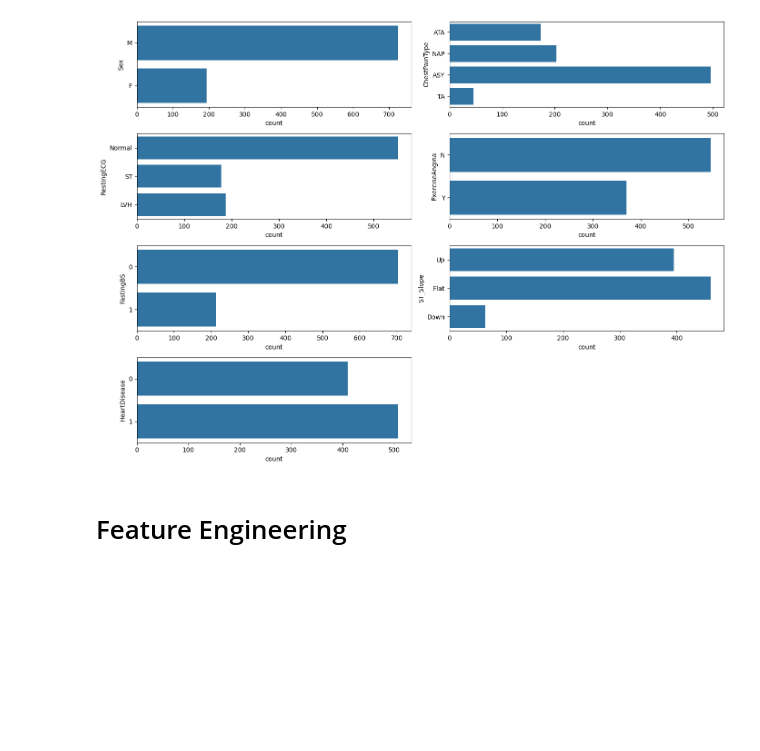
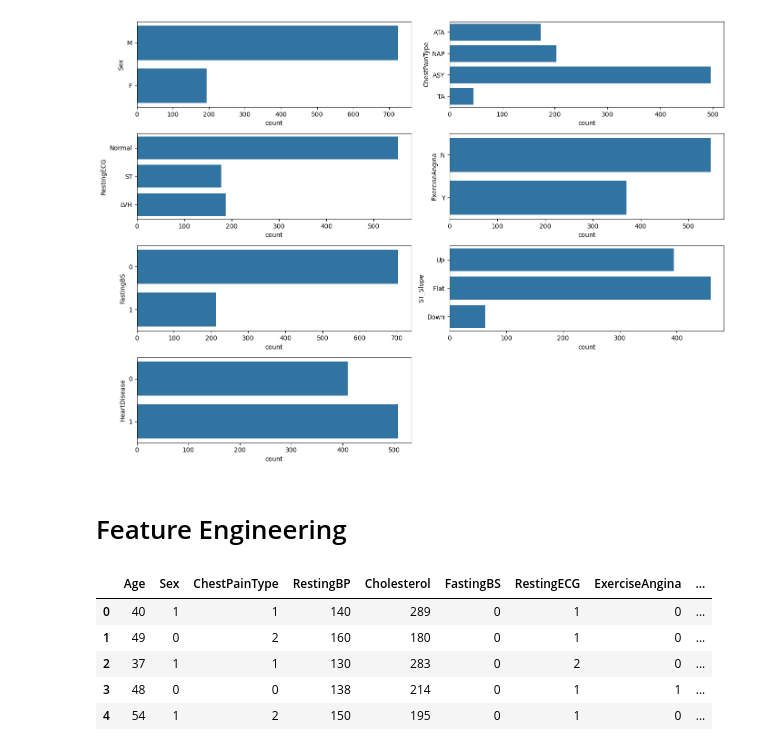
Before and after one commit to wasif-h/Heart_Disease_Prediction, a Jupyter notebook: ml_model.ipynb, the cells around one changed output. Saved outputs shown, nothing was run; the diff lists cells and outputs as text; code cells hidden in the pictures; blank space fills up the shorter version.

```diff
--- a/ml_model.ipynb
+++ b/ml_model.ipynb
@@ -171,0 +178,18 @@ plt.tight_layout()
+# %%
+x = df.drop(columns=['HeartDisease','MaxHR'], axis=1)
+y = df['HeartDisease']
+# %%
+le = LabelEncoder()
+col_name = x.columns
+for col in col_name:
+  if x[col].dtype == 'object':
+    x[col] = le.fit_transform(x[col])
+# %%
+x.head()
+# %% [output]
+|  | Age | Sex | ChestPainType | RestingBP | Cholesterol | FastingBS | RestingECG | ExerciseAngina | ... |
+| 0 | 40 | 1 | 1 | 140 | 289 | 0 | 1 | 0 | ... |
+| 1 | 49 | 0 | 2 | 160 | 180 | 0 | 1 | 0 | ... |
+| 2 | 37 | 1 | 1 | 130 | 283 | 0 | 2 | 0 | ... |
+| 3 | 48 | 0 | 0 | 138 | 214 | 0 | 1 | 1 | ... |
+| 4 | 54 | 1 | 2 | 150 | 195 | 0 | 1 | 0 | ... |
```
Also changed, not shown: parts of 15 cells of this notebook.
